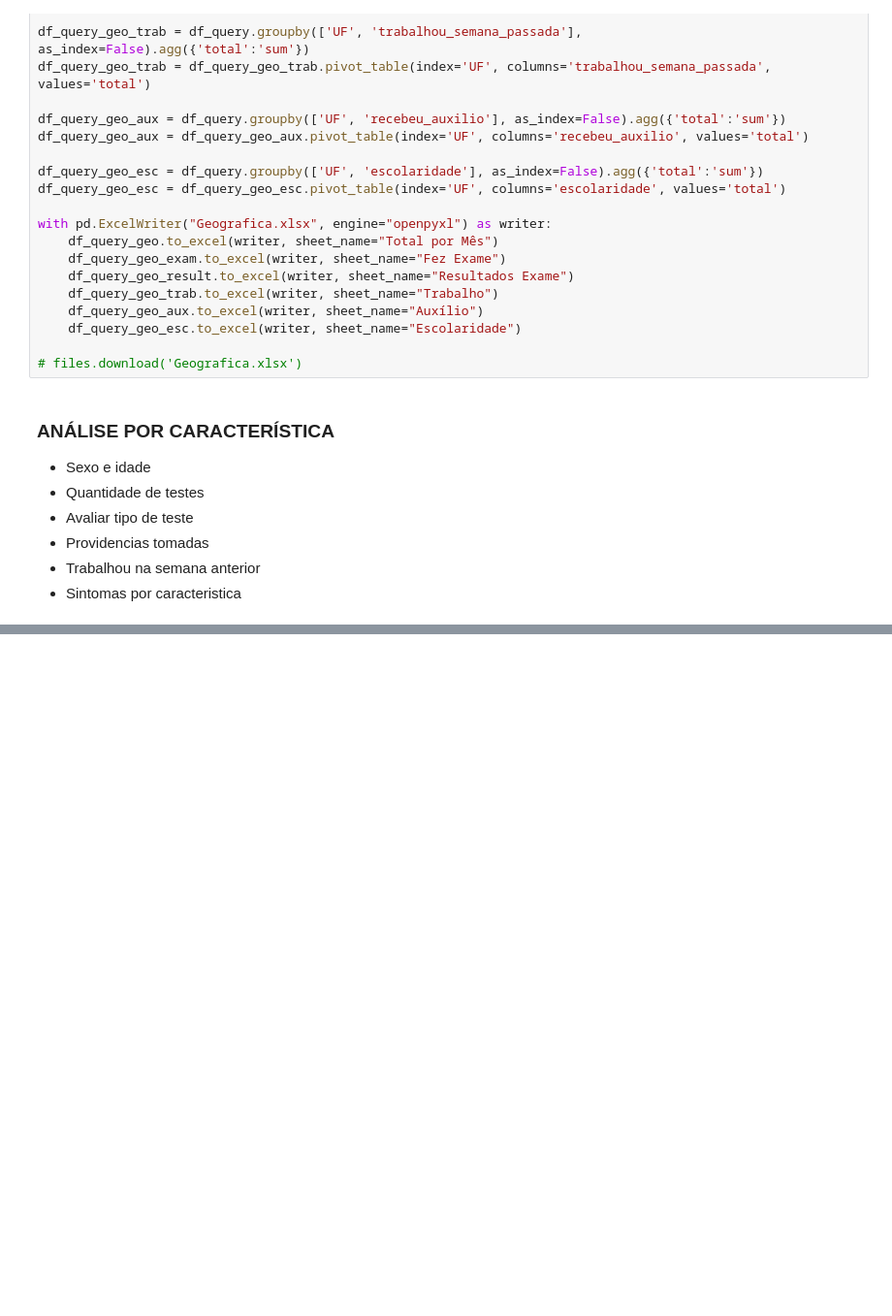
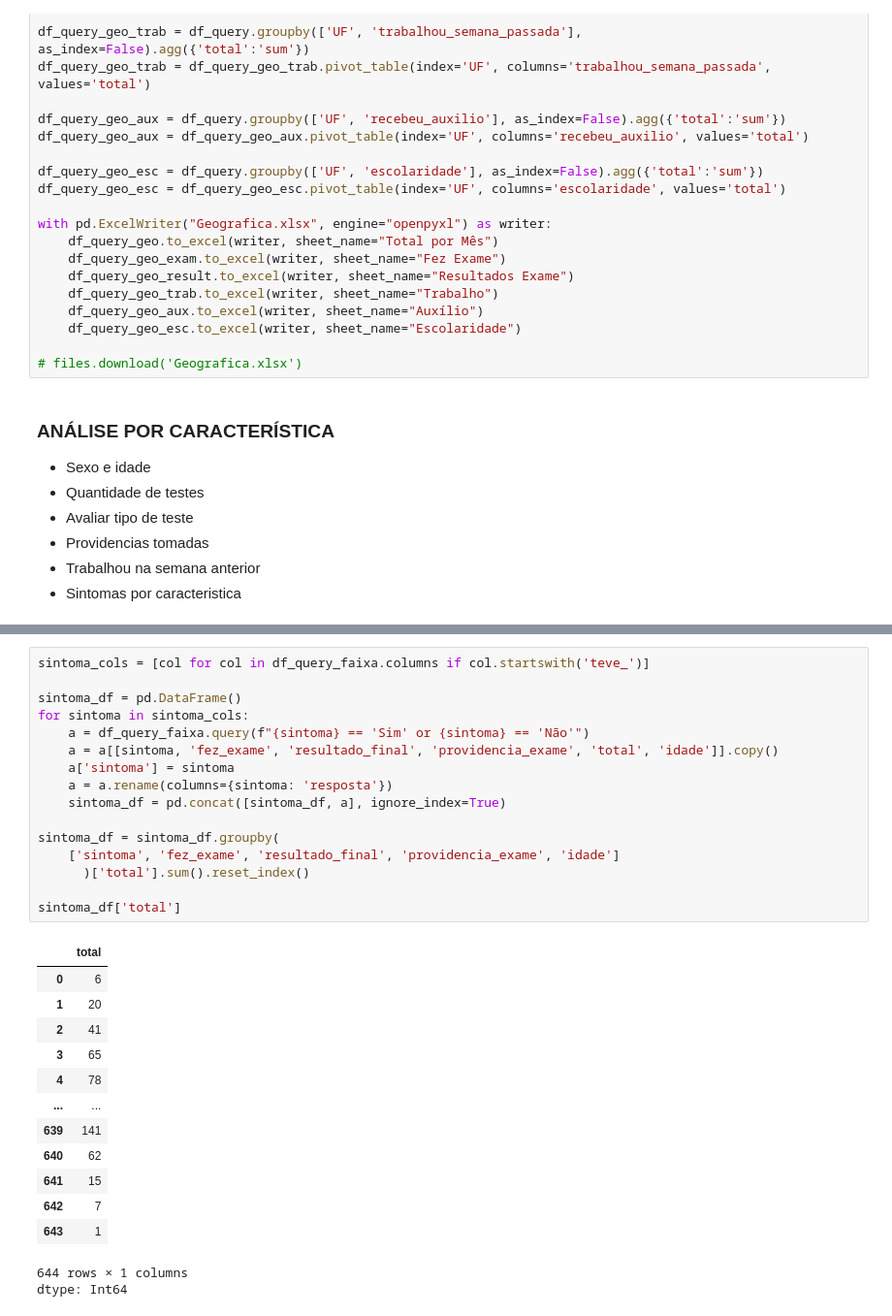
Before and after one commit to luishrufino/bigdata_covid, a Jupyter notebook: Tabelas para gráficos.ipynb, the cells around one changed output, grey strips where cells are left out. Shown at 97% size. Saved outputs shown, nothing was run; the diff lists cells and outputs as text; blank space fills up the shorter version.

Commit message:
Add sintomas e economia

```diff
--- a/Tabelas para gráficos.ipynb
+++ b/Tabelas para gráficos.ipynb
@@ -285,0 +283,31 @@ files.download('Sintoma.xlsx')
+# %%
+sintoma_cols = [col for col in df_query_faixa.columns if col.startswith('teve_')]
+
+sintoma_df = pd.DataFrame()
+for sintoma in sintoma_cols:
+    a = df_query_faixa.query(f"{sintoma} == 'Sim' or {sintoma} == 'Não'")
+    a = a[[sintoma, 'fez_exame', 'resultado_final', 'providencia_exame', 'total', 'idade']].copy()
+    a['sintoma'] = sintoma
+    a = a.rename(columns={sintoma: 'resposta'})
+    sintoma_df = pd.concat([sintoma_df, a], ignore_index=True)
+
+sintoma_df = sintoma_df.groupby(
+    ['sintoma', 'fez_exame', 'resultado_final', 'providencia_exame', 'idade']
+      )['total'].sum().reset_index()
+
+sintoma_df['total']
+# %% [output]
+|  | total |
+| 0 | 6 |
+| 1 | 20 |
+| 2 | 41 |
+| 3 | 65 |
+| 4 | 78 |
+| ... | ... |
+| 639 | 141 |
+| 640 | 62 |
+| 641 | 15 |
+| 642 | 7 |
+| 643 | 1 |
+644 rows × 1 columns
+dtype: Int64
```
Also changed, not shown: parts of 5 cells of this notebook, 4 other files.
